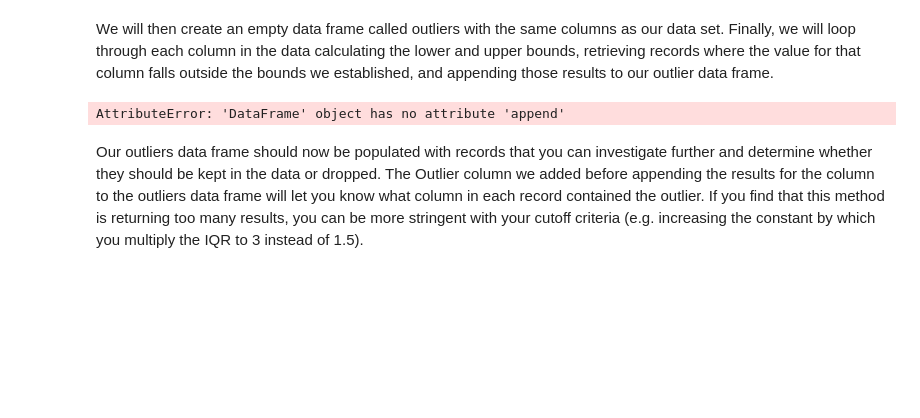
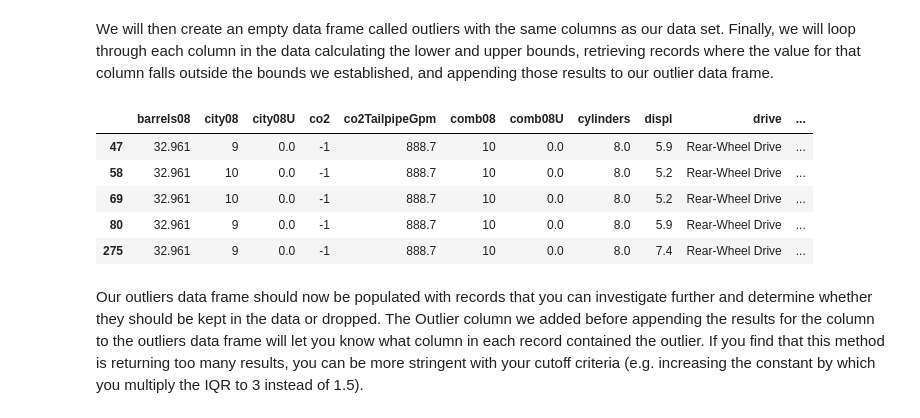
Before and after one commit to Ironhack-Data-Madrid-Octubre-2023/2.4-lab_data_cleaning, a Jupyter notebook: your-code/main.ipynb, the cells around one changed output. Cells and saved outputs as stored; diff of their text form; code cells hidden in the pictures; blank space fills up the shorter version.

```diff
--- a/your-code/main.ipynb
+++ b/your-code/main.ipynb
@@ -543,21 +582,26 @@ We will then create an empty data frame called outliers with the same columns as
 # %%
 #Run this code
 outliers = pd.DataFrame(columns=data.columns)
 
 for col in stats.index:
     iqr = stats.at[col,'IQR']
     cutoff = iqr * 1.5
     lower = stats.at[col,'25%'] - cutoff
     upper = stats.at[col,'75%'] + cutoff
     results = data[(data[col] < lower) |
                    (data[col] > upper)].copy()
     results['Outlier'] = col
-    outliers = outliers.append(results)
+    outliers = pd.concat([outliers,results])
 
 
 outliers.head()
 # %% [output]
-AttributeError: 'DataFrame' object has no attribute 'append'
+|  | barrels08 | city08 | city08U | co2 | co2TailpipeGpm | comb08 | comb08U | cylinders | displ | drive | ... |
+| 47 | 32.961 | 9 | 0.0 | -1 | 888.7 | 10 | 0.0 | 8.0 | 5.9 | Rear-Wheel Drive | ... |
+| 58 | 32.961 | 10 | 0.0 | -1 | 888.7 | 10 | 0.0 | 8.0 | 5.2 | Rear-Wheel Drive | ... |
+| 69 | 32.961 | 10 | 0.0 | -1 | 888.7 | 10 | 0.0 | 8.0 | 5.2 | Rear-Wheel Drive | ... |
+| 80 | 32.961 | 9 | 0.0 | -1 | 888.7 | 10 | 0.0 | 8.0 | 5.9 | Rear-Wheel Drive | ... |
+| 275 | 32.961 | 9 | 0.0 | -1 | 888.7 | 10 | 0.0 | 8.0 | 7.4 | Rear-Wheel Drive | ... |
 # %% [markdown]
 Our outliers data frame should now be populated with records that you can investigate further and determine whether they should be kept in the data or dropped. The Outlier column we added before appending the results for the column to the outliers data frame will let you know what column in each record contained the outlier. If you find that this method is returning too many results, you can be more stringent with your cutoff criteria (e.g. increasing the constant by which you multiply the IQR to 3 instead of 1.5).
 # %% [markdown]
```
Also changed, not shown: parts of 8 cells of this notebook.
